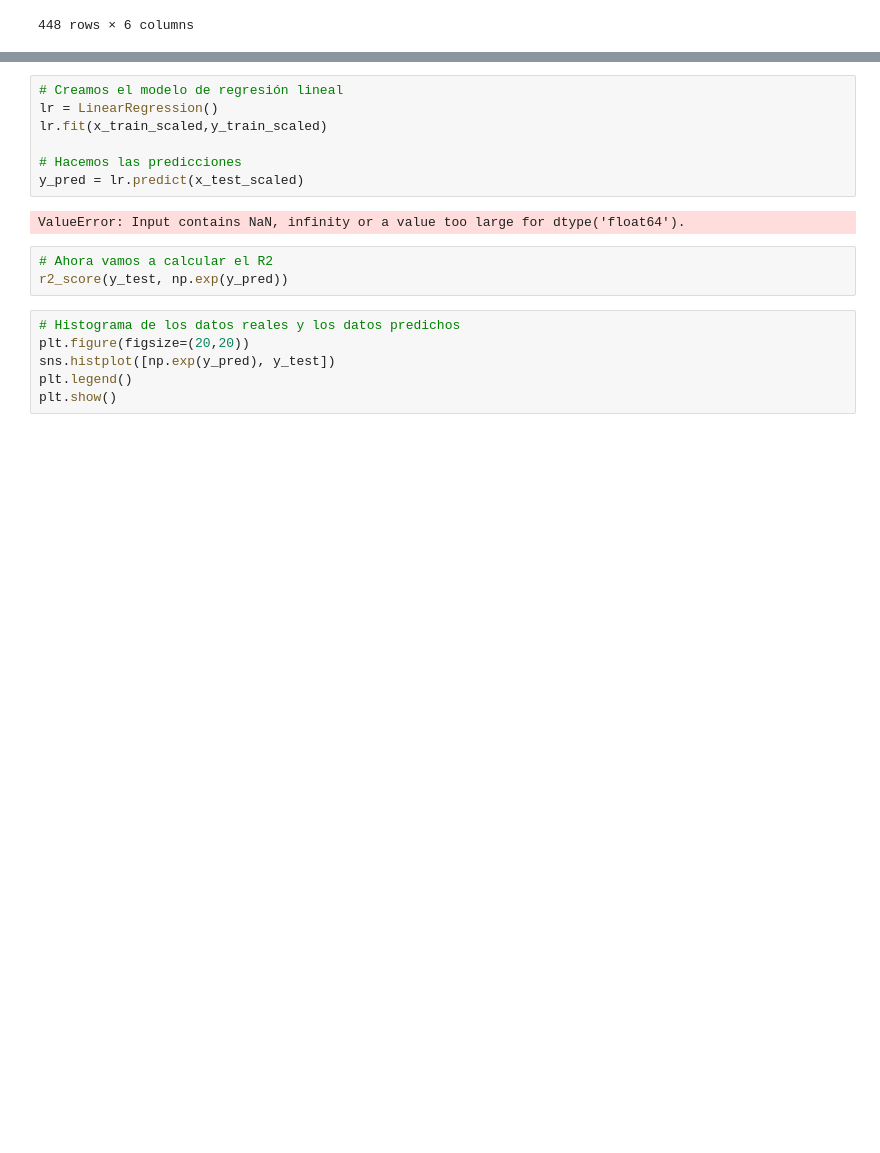
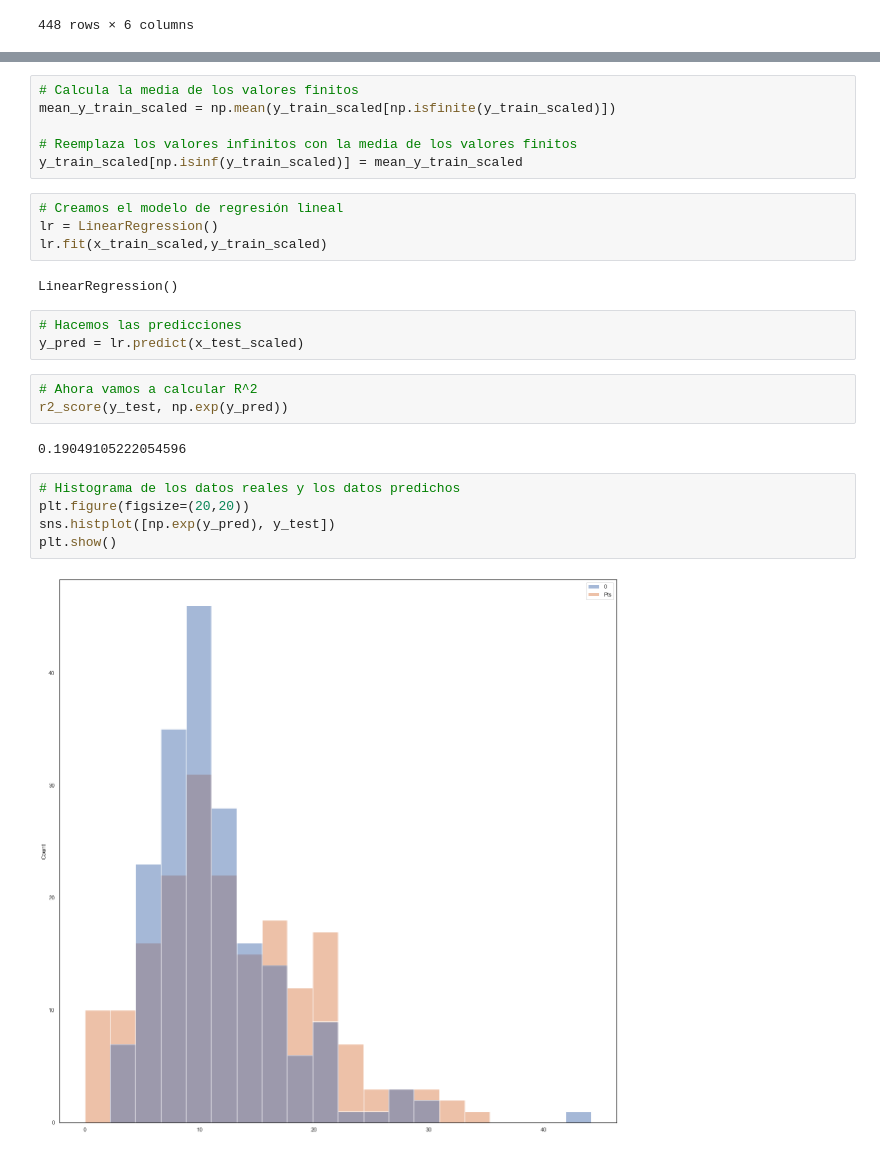
Before and after one commit to lauralardies/uefa_analisis, a Jupyter notebook: UEFA/analisis/regresionlineal.ipynb, the cells around one changed output, grey strips where cells are left out. Cells and saved outputs as stored; diff of their text form; blank space fills up the shorter version.

```diff
--- a/UEFA/analisis/regresionlineal.ipynb
+++ b/UEFA/analisis/regresionlineal.ipynb
@@ -252,18 +280,27 @@ x_train_scaled
+# %%
+# Calcula la media de los valores finitos
+mean_y_train_scaled = np.mean(y_train_scaled[np.isfinite(y_train_scaled)])
+
+# Reemplaza los valores infinitos con la media de los valores finitos
+y_train_scaled[np.isinf(y_train_scaled)] = mean_y_train_scaled
 # %%
 # Creamos el modelo de regresión lineal
 lr = LinearRegression()
 lr.fit(x_train_scaled,y_train_scaled)
-
-# Hacemos las predicciones
-y_pred = lr.predict(x_test_scaled)
 # %% [output]
-ValueError: Input contains NaN, infinity or a value too large for dtype('float64').
+LinearRegression()
+# %%
+# Hacemos las predicciones
+y_pred = lr.predict(x_test_scaled)
 # %%
-# Ahora vamos a calcular el R2
+# Ahora vamos a calcular R^2
 r2_score(y_test, np.exp(y_pred))
+# %% [output]
+0.19049105222054596
 # %%
 # Histograma de los datos reales y los datos predichos
 plt.figure(figsize=(20,20))
 sns.histplot([np.exp(y_pred), y_test])
-plt.legend()
 plt.show()
+# %% [output]
+[figure, added]
```
Also changed, not shown: parts of 4 cells of this notebook.
